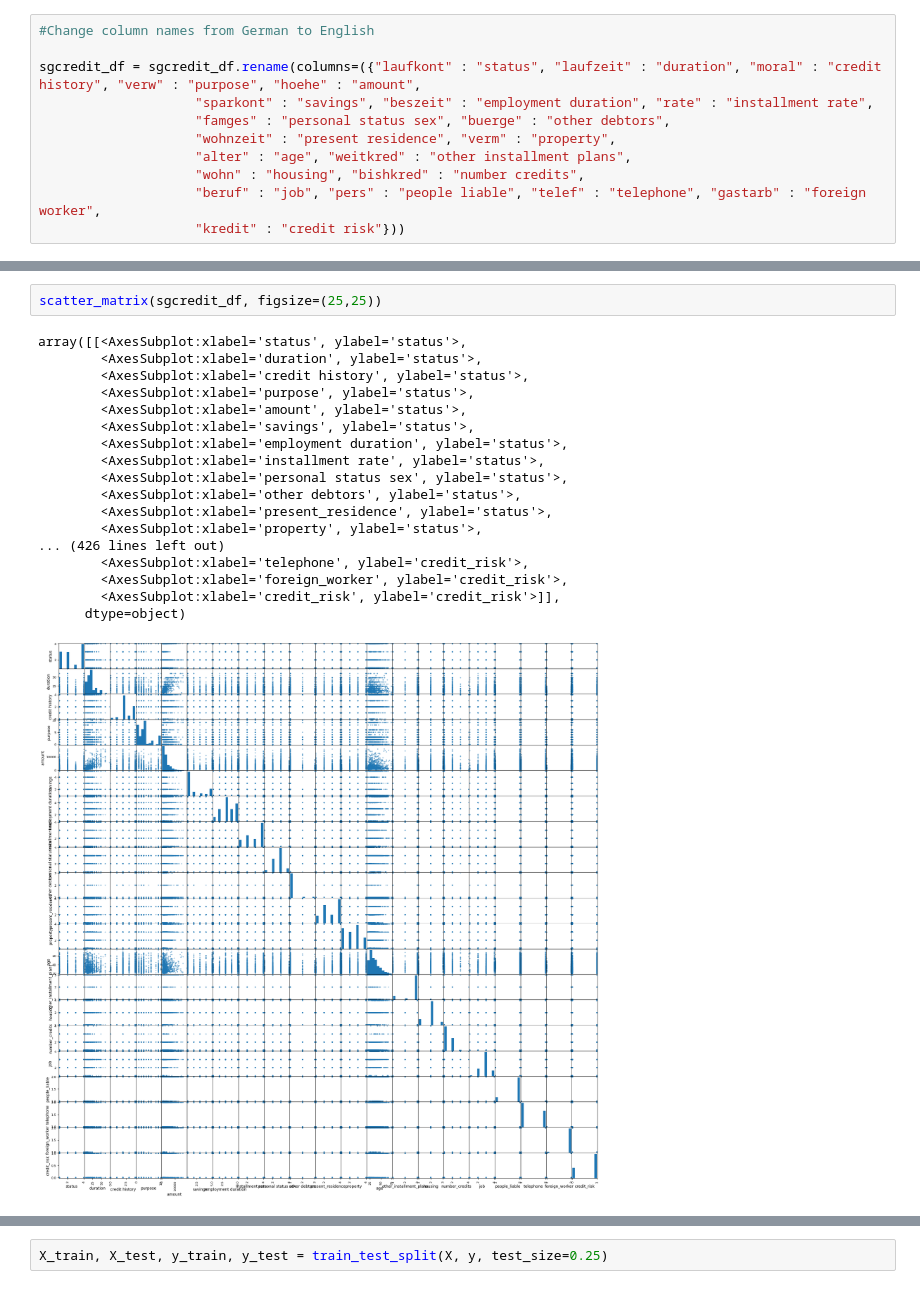
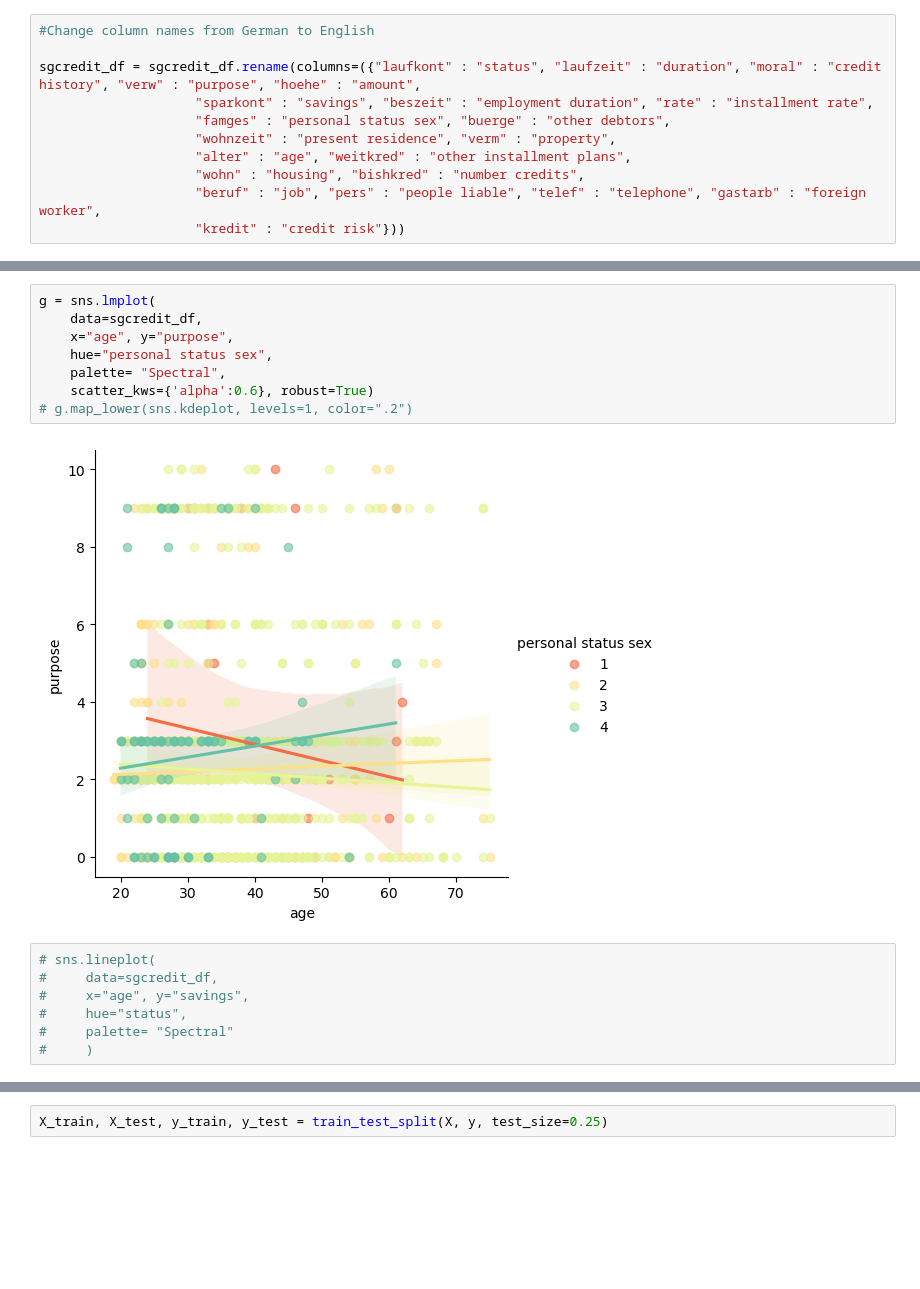
Before and after one commit to nbaggio28/bbq-final-project, a Jupyter notebook: notebooks/sgermancredit.ipynb, the cells around one changed output, grey strips where cells are left out. Drawn from its saved outputs; the diff is of its cells as text; blank space fills up the shorter version.

```diff
--- a/notebooks/sgermancredit.ipynb
+++ b/notebooks/sgermancredit.ipynb
@@ -65,24 +64,20 @@ sgcredit_df.sample(15)
 15 rows × 21 columns
-# %%
-scatter_matrix(sgcredit_df, figsize=(25,25))
-# %% [output]
-array([[<AxesSubplot:xlabel='status', ylabel='status'>,
-        <AxesSubplot:xlabel='duration', ylabel='status'>,
-        <AxesSubplot:xlabel='credit history', ylabel='status'>,
-        <AxesSubplot:xlabel='purpose', ylabel='status'>,
-        <AxesSubplot:xlabel='amount', ylabel='status'>,
-        <AxesSubplot:xlabel='savings', ylabel='status'>,
-        <AxesSubplot:xlabel='employment duration', ylabel='status'>,
-        <AxesSubplot:xlabel='installment rate', ylabel='status'>,
-        <AxesSubplot:xlabel='personal status sex', ylabel='status'>,
-        <AxesSubplot:xlabel='other debtors', ylabel='status'>,
-        <AxesSubplot:xlabel='present_residence', ylabel='status'>,
-        <AxesSubplot:xlabel='property', ylabel='status'>,
-... (426 lines left out)
-        <AxesSubplot:xlabel='telephone', ylabel='credit_risk'>,
-        <AxesSubplot:xlabel='foreign_worker', ylabel='credit_risk'>,
-        <AxesSubplot:xlabel='credit_risk', ylabel='credit_risk'>]],
-      dtype=object)
-[figure, removed]
+# %%
+g = sns.lmplot(
+    data=sgcredit_df,
+    x="age", y="purpose",
+    hue="personal status sex",
+    palette= "Spectral",
+    scatter_kws={'alpha':0.6}, robust=True)
+# g.map_lower(sns.kdeplot, levels=1, color=".2")
+# %% [output]
+[figure, added]
+# %%
+# sns.lineplot(
+#     data=sgcredit_df,
+#     x="age", y="savings",
+#     hue="status",
+#     palette= "Spectral"
+#     )
 # %%
 
```
Also changed, not shown: parts of 23 cells of this notebook, 4 other files.
